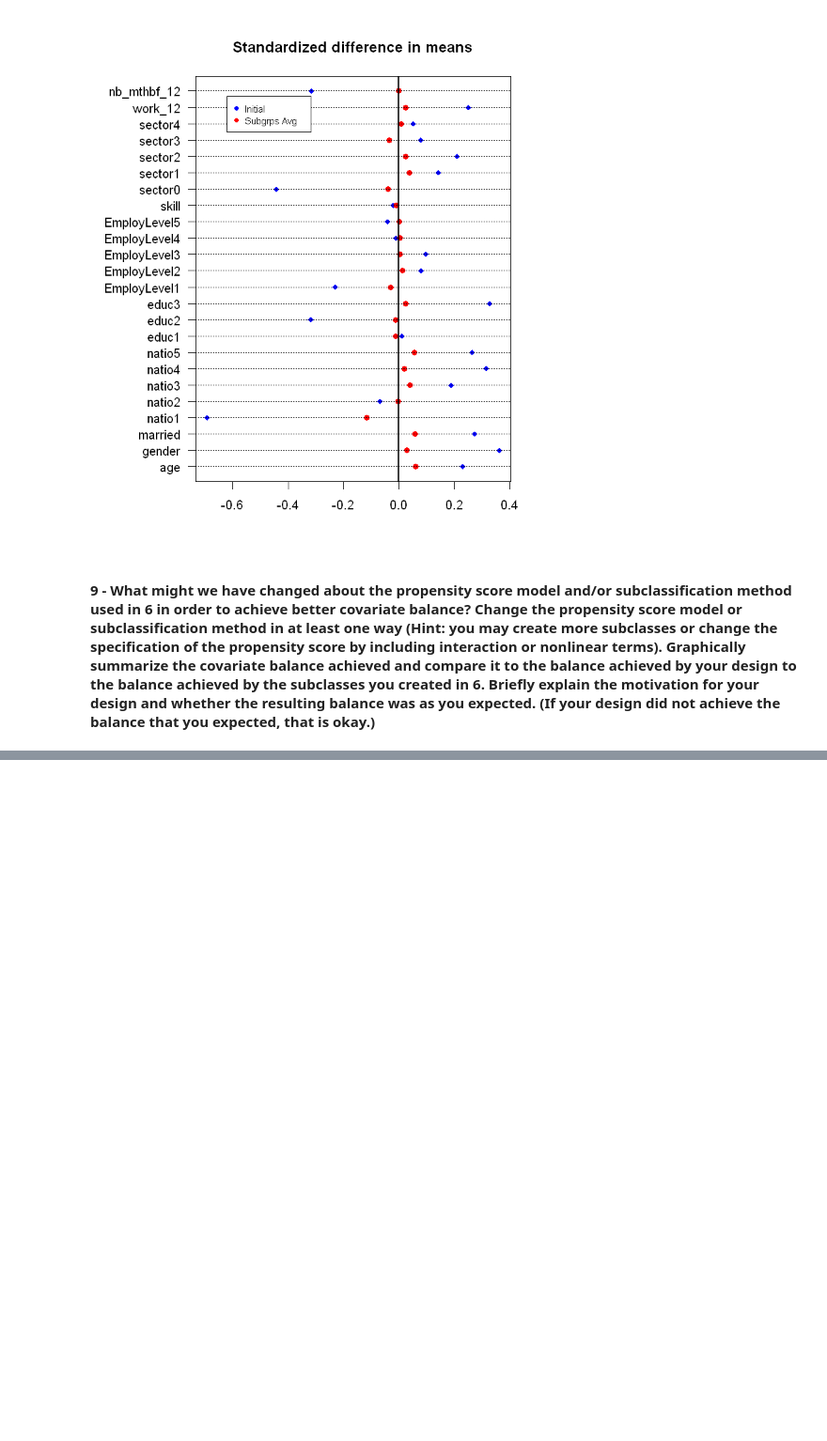
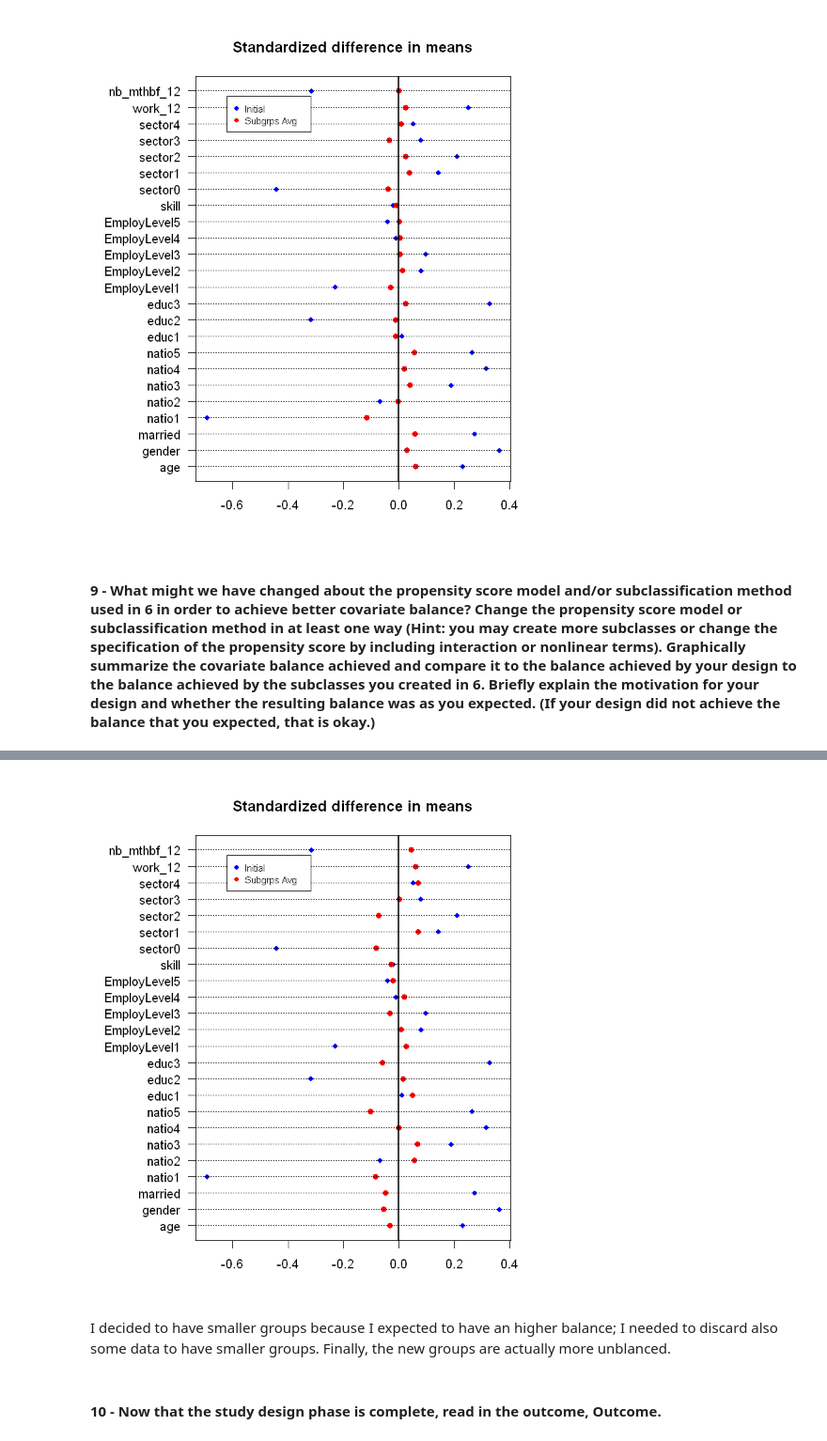
Before and after one commit to peppusnight/BayesianInference, a Jupyter notebook: Assignment_Mealli/Luxembourg_Training_Program.ipynb, the cells around one changed output, grey strips where cells are left out. Shown: that part at 94% size. Drawn from its saved outputs; the diff is of its cells as text; code cells hidden in the pictures; blank space fills up the shorter version.

```diff
--- a/Assignment_Mealli/Luxembourg_Training_Program.ipynb
+++ b/Assignment_Mealli/Luxembourg_Training_Program.ipynb
@@ -450,0 +503,28 @@ A data.frame: 24 × 6
+# %%
+#### LOVE-PLOTS
+
+# ALL
+par(mar=c(4, 7, 4, 7), xpd=FALSE)
+plot(StMeanDiff, 1:dim(X_trim)[2],  xlab=NA, ylab=NA, yaxt="n",
+     xlim=c(min(c(StMeanDiff, StMeanDiff_block_t_new)),
+            max(c(StMeanDiff, StMeanDiff_block_t_new))),
+     pch=18, col="blue",
+     main="Standardized difference in means", sub="Binary covariates")
+points(StMeanDiff_block_t_new, 1:dim(X_trim_new)[2], col="red", pch=19)
+axis(2, labels=names(X_trim),at=1:dim(X_trim_new)[2], las=1)
+abline(h=1:dim(X_trim_new)[2], lty="dotted")
+abline(v=0, lwd=2)
+par(xpd=TRUE)
+legend("topleft",
+       inset = c(0.1,0.05),
+       legend = c("Initial", "Subgrps Avg"),
+       pch = c(19, 19),
+       col = c("blue", "red"),
+       cex = 0.75)
+par(xpd=FALSE)
+# %% [output]
+[figure, added]
+# %% [markdown]
+I decided to have smaller groups because I expected to have an higher balance; I needed to discard also some data to have smaller groups. Finally, the new groups are actually more unblanced.
+# %% [markdown]
+#### 10 - Now that the study design phase is complete, read in the outcome, Outcome.
```
Also changed, not shown: parts of 26 cells of this notebook.
